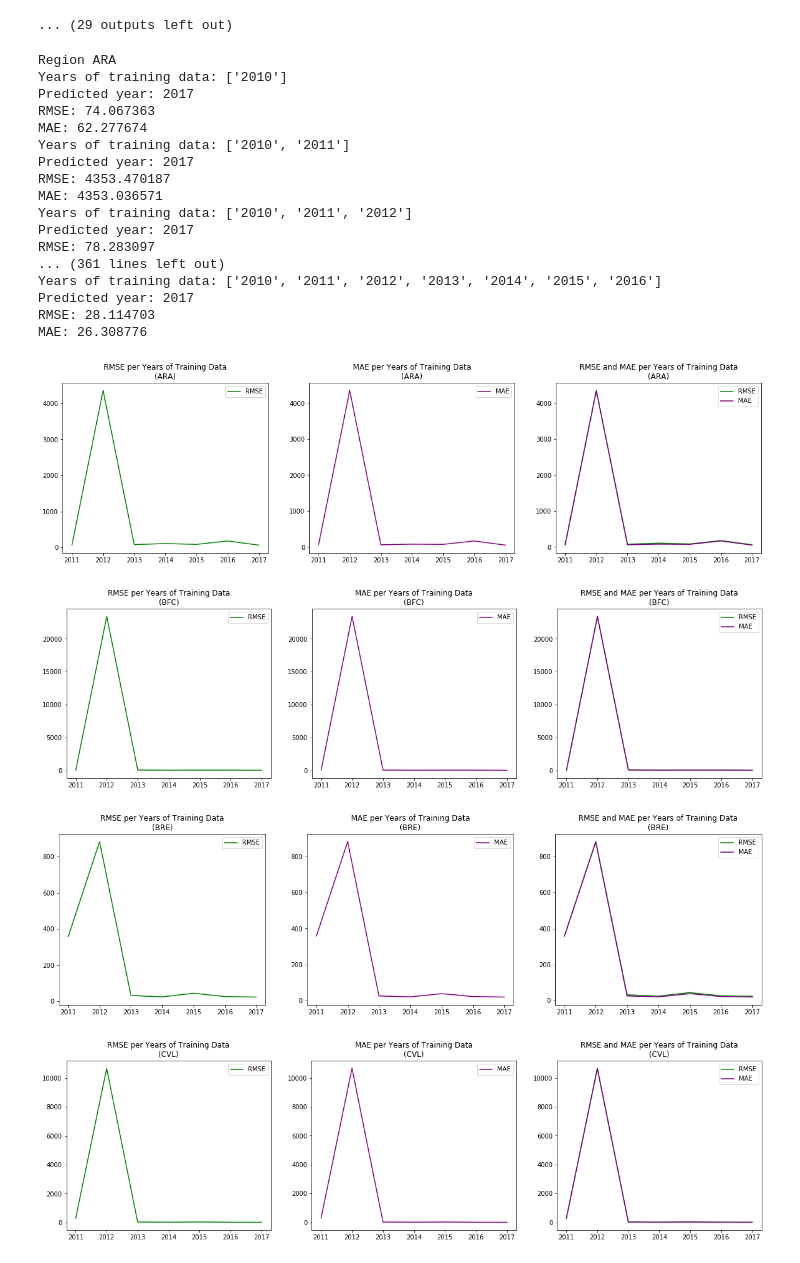
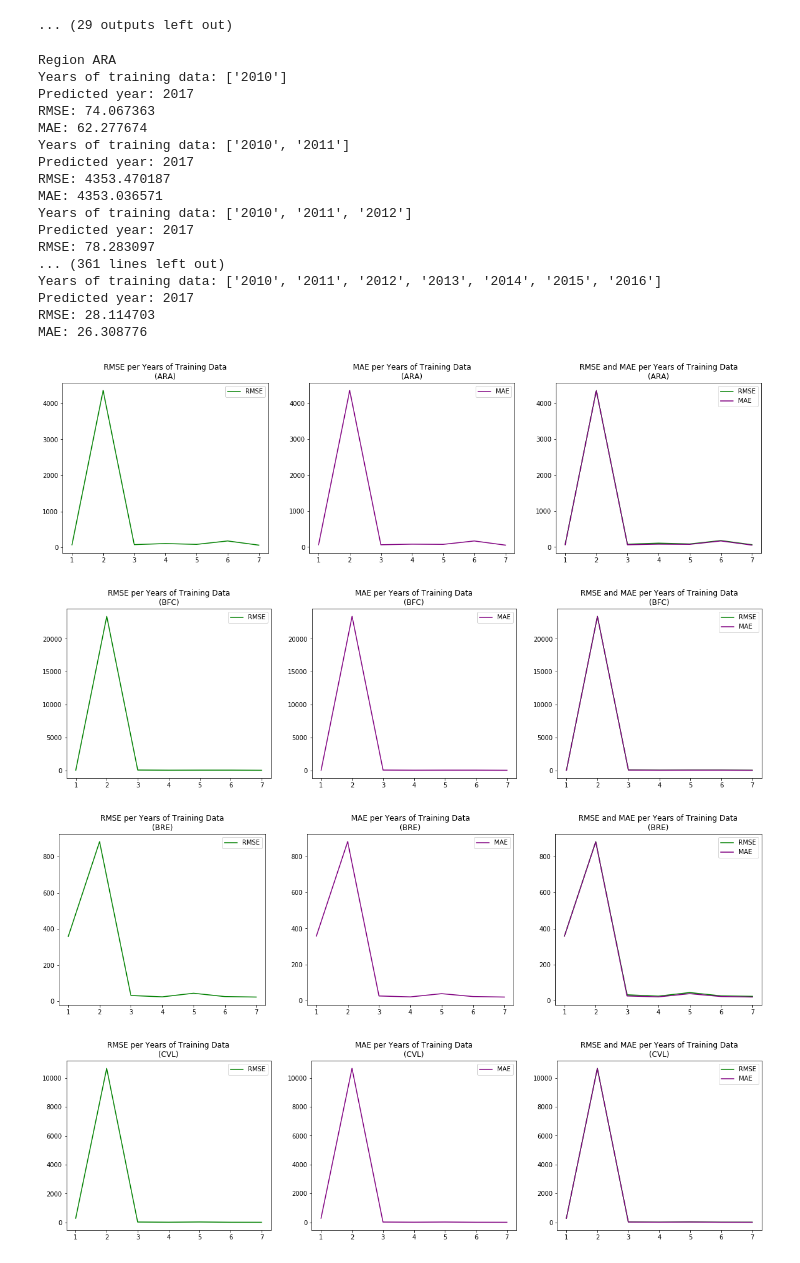
Before and after one commit to jinnyto/touristcast, a Jupyter notebook: crossvalidation/Cross Validation SARIMAX 13 Regions.ipynb, the cells around one changed output. Cells and saved outputs as stored; diff of their text form; code cells hidden in the pictures.

Commit message:
Cross Validation SARIMAX 13 Regions

```diff
--- a/crossvalidation/Cross Validation SARIMAX 13 Regions.ipynb
+++ b/crossvalidation/Cross Validation SARIMAX 13 Regions.ipynb
@@ -159,45 +160,45 @@ for region in regions:
         # Error measures per CrossVal loop (number of years of training data used)
         years = predicted_data[region]
         fig, axes = plt.subplots(1,3, figsize=(20,5))
-        x = list(range(len(years)))
+        x = [len(v)    for k,v in years_data[region].items()]
         axes[0].plot(x, np.array([all_rmse[region][index] for index in years]), label='RMSE', color='green')
         axes[0].set_xticks(x)
-        axes[0].set_xticklabels(years_data[region])
+        axes[0].set_xticklabels(x)
         axes[0].set_title('RMSE per Years of Training Data' + '\n' + f'({region})')
         axes[0].legend()
 
         axes[1].plot(x, [all_mae[region][index] for index in years], label='MAE', color='purple')
         axes[1].set_xticks(x)
-        axes[1].set_xticklabels(years_data[region])
+        axes[1].set_xticklabels(x)
         axes[1].set_title('MAE per Years of Training Data' + '\n' + f'({region})')
         axes[1].legend()
 
         axes[2].plot(x, [all_rmse[region][index] for index in years], label='RMSE', color='green')
         axes[2].plot(x, [all_mae[region][index] for index in years], label='MAE', color='purple')
         axes[2].set_xticks(x)
-        axes[2].set_xticklabels(years_data[region])
+        axes[2].set_xticklabels(x)
         axes[2].set_title('RMSE and MAE per Years of Training Data' + '\n' + f'({region})')
         axes[2].legend();
-        plt.savefig(region+'.png')
+        plt.savefig('CrossValidation_SARIMAX'+region+'.png')
 # %% [output]
 Region ARA
 Years of training data: ['2010']
 Predicted year: 2017
 RMSE: 74.067363
 MAE: 62.277674
 Years of training data: ['2010', '2011']
 Predicted year: 2017
 RMSE: 4353.470187
 MAE: 4353.036571
 Years of training data: ['2010', '2011', '2012']
 Predicted year: 2017
 RMSE: 78.283097
 ... (361 lines left out)
 Years of training data: ['2010', '2011', '2012', '2013', '2014', '2015', '2016']
 Predicted year: 2017
 RMSE: 28.114703
 MAE: 26.308776
-[figure, old version]
+[figure, new version]
-[figure, old version]
+[figure, new version]
-[figure, old version]
+[figure, new version]
-[figure, old version]
+[figure, new version]
```
Also changed, not shown: parts of 2 cells of this notebook.
